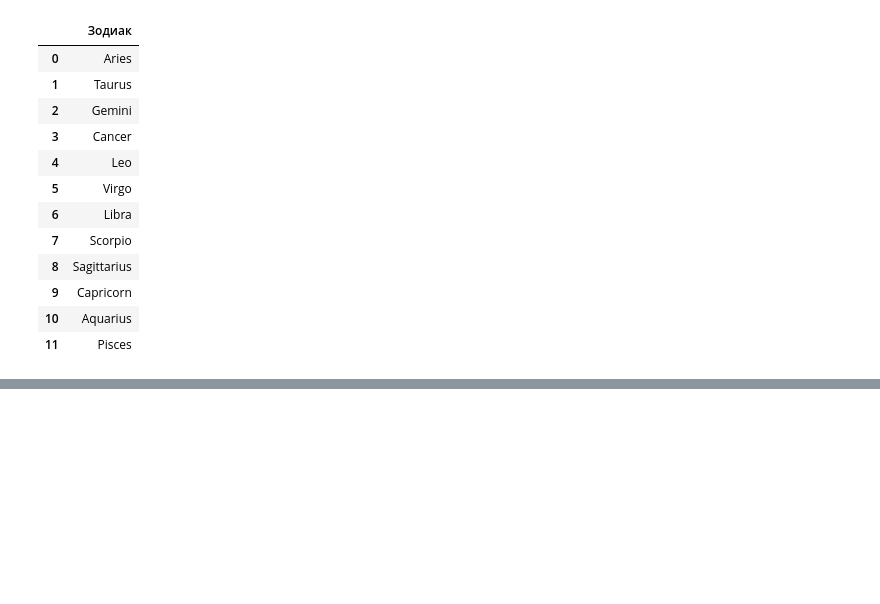
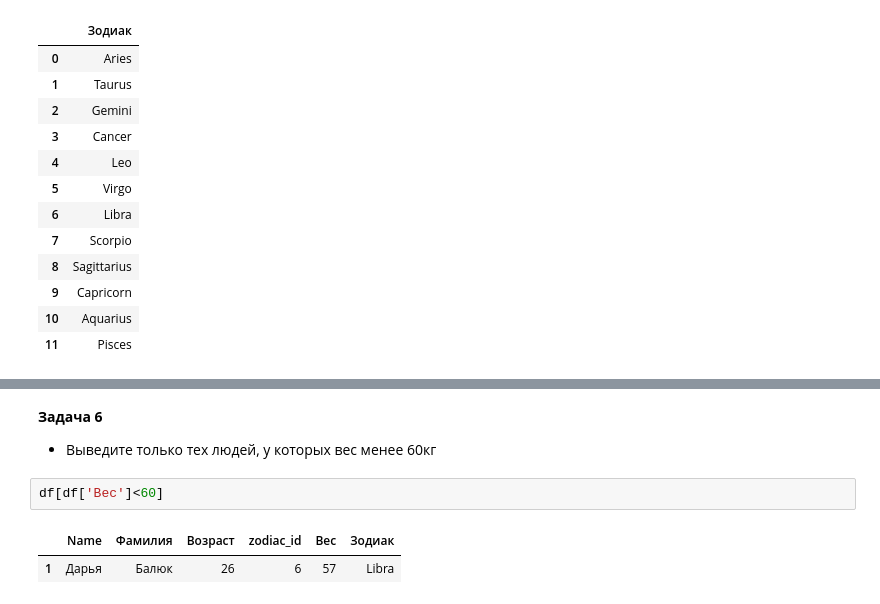
Before and after one commit to Enoki-ru/interview, a Jupyter notebook: main.ipynb, the cells around one changed output, grey strips where cells are left out. Saved outputs shown, nothing was run; the diff lists cells and outputs as text; blank space fills up the shorter version.

```diff
--- a/main.ipynb
+++ b/main.ipynb
@@ -56,0 +115,8 @@ zodiac
+# %% [markdown]
+**Задача 6**
+- Выведите только тех людей, у которых вес менее 60кг
+# %%
+df[df['Вес']<60]
+# %% [output]
+|  | Name | Фамилия | Возраст | zodiac_id | Вес | Зодиак |
+| 1 | Дарья | Балюк | 26 | 6 | 57 | Libra |
```
Also changed, not shown: parts of 34 cells of this notebook, 4 other files.
